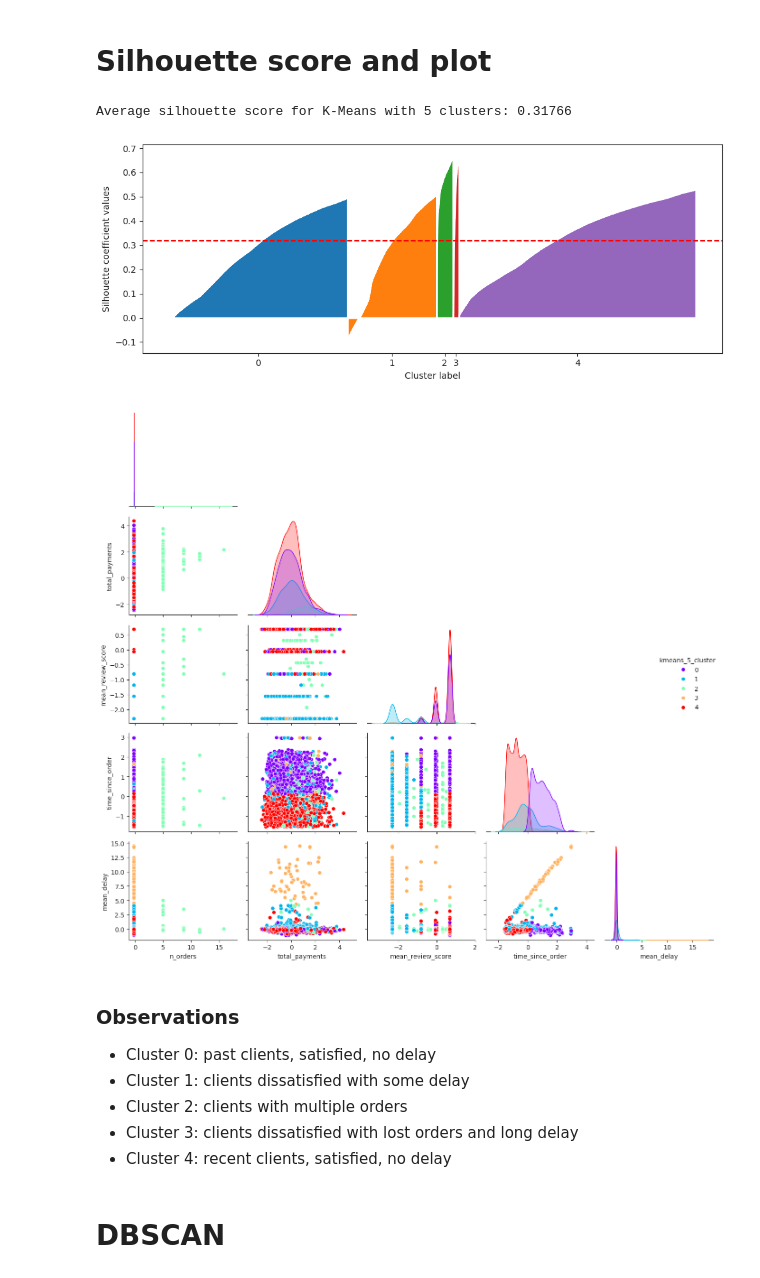
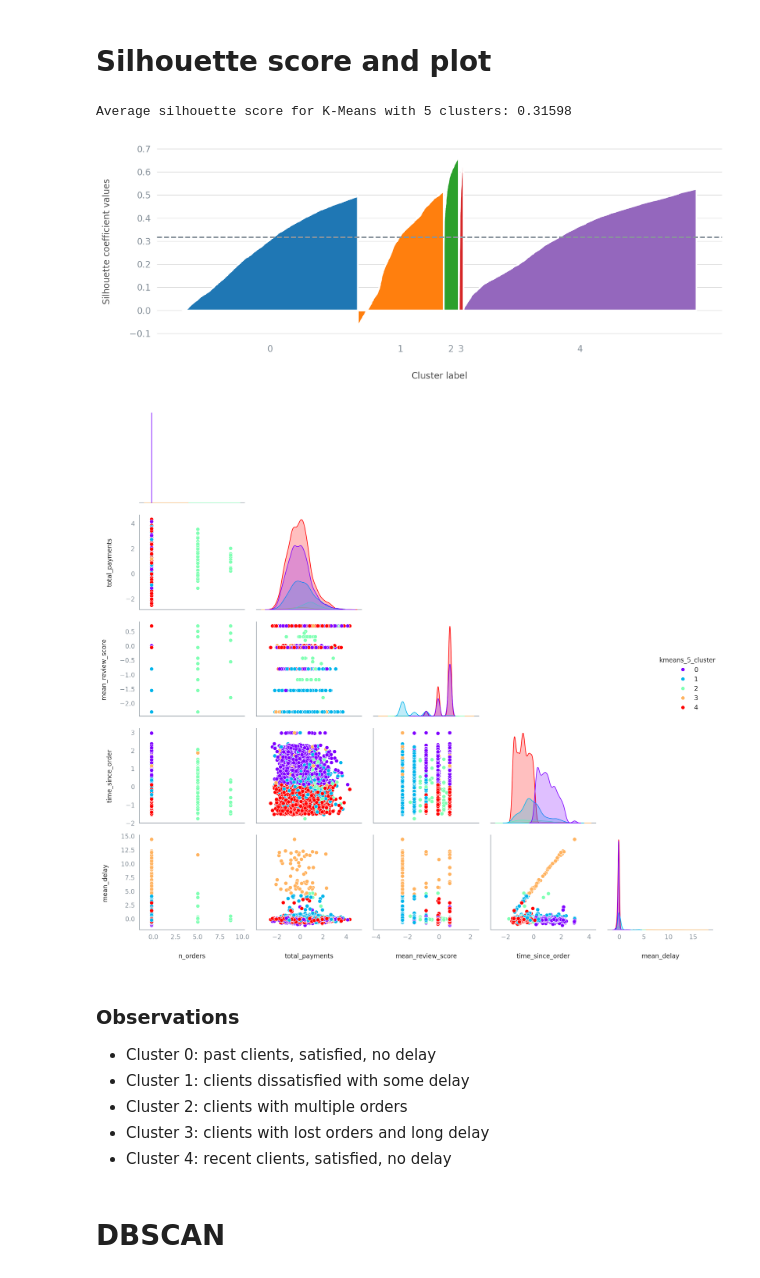
Before and after one commit to vicmcl/e-commerce, a Jupyter notebook: notebook_essais.ipynb, the cells around one changed output. Saved outputs shown, nothing was run; the diff lists cells and outputs as text; code cells hidden in the pictures.

```diff
--- a/notebook_essais.ipynb
+++ b/notebook_essais.ipynb
@@ -29,3 +26,28 @@ warnings.filterwarnings("ignore")
+# %%
+plt.rcdefaults()
+sns.set_style('whitegrid')
+plt.rcParams["figure.dpi"] = 200
+
+plt.rcParams['axes.spines.top'] = False
+plt.rcParams['axes.spines.right'] = False
+plt.rcParams['axes.spines.bottom'] = False
+plt.rcParams['axes.spines.left'] = False
+
+plt.rcParams['axes.labelpad'] = 20
+plt.rcParams['axes.labelcolor'] = '#4C4C4C'
+plt.rcParams['axes.titlepad'] = 20
+plt.rcParams['axes.titlecolor'] = '#4C4C4C'
+plt.rcParams['axes.titlepad'] = 20
+plt.rcParams['axes.titlesize'] = 20
+
+plt.rcParams['xtick.major.width'] = 1
+plt.rcParams['ytick.major.width'] = 1
+plt.rcParams['grid.linewidth'] = 0.5
+plt.rcParams['xtick.color'] = "#89939C"
+plt.rcParams['ytick.color'] = "#89939C"
+
+plt.rcParams['xtick.labelcolor'] = "#89939C"
+plt.rcParams['ytick.labelcolor'] = "#89939C"
 # %%
 # Load the dataset from the JSON file directly into a DataFrame
 drive_project_dir = drive_path / 'MyDrive'/ 'OCR' / '4_Olist'
@@ -64,17 +85,21 @@ plt.tight_layout()
 # The value of 5 clusters is chosen
 k = 5
 
+# Sample 10000 points from features
+subset_features = features.sample(n=10000, random_state=42)
+subset_labels = df[f'kmeans_{k}_cluster'].loc[subset_features.index]
+
 # Calculate the average silhouette score
 silhouette_avg = silhouette_score(
-    features,
-    df[f'kmeans_{k}_cluster']
+    subset_features,
+    subset_labels
 )
 print(
     f"Average silhouette score for K-Means with {k:} clusters:",
-    silhouette_avg:.5f
+    f"{silhouette_avg:.5f}"
 )
 # %% [output]
-Average silhouette score for K-Means with 5 clusters: 0.31766
+Average silhouette score for K-Means with 5 clusters: 0.31598
 # %%
 def silhouette_plot(clst, silhouette_vals, avg):
     """
@@ -105,7 +130,6 @@ def silhouette_plot(clst, silhouette_vals, avg):
 
         # Add the cluster labels
         x_tick_labels = range(clst.nunique())
-        #plt.text(-0.1, y_lower + 0.5 * size_cluster_i, "Cluster " + str(i))
         x_tick_positions.append(x_lower + size_cluster_i / 2)
         x_lower = x_upper
 
@@ -113,46 +137,56 @@ def silhouette_plot(clst, silhouette_vals, avg):
     plt.ylabel("Silhouette coefficient values")
 
     # Indicate the average silhouette score indicated with a dashed line
-    plt.axhline(y=avg, color="red", linestyle="--")
+    plt.axhline(y=avg, color="#89939C", linestyle="--")
     plt.xticks(x_tick_positions, x_tick_labels)
 
     plt.tight_layout()
 # %%
 # Get silhouette coefficient for every data point
 sample_silhouette_values = silhouette_samples(
-    features,
-    df[f'kmeans_{k}_cluster']
+    subset_features,
+    subset_labels
 )
 # %%
 # Silhouette plot
 fig = plt.figure(figsize=(10, 4))
 silhouette_plot(
-    df[f'kmeans_{k}_cluster'],
+    subset_labels,
     sample_silhouette_values,
     silhouette_avg
 )
+plt.grid(axis='x', visible=False)
 # %% [output]
-[figure, old version]
+[figure, new version]
 # %%
 # Create a pairplot to analyse every pair of features
 # and interpret the clusters, from 5000 sample points
+sns.set_style('white')
 cols = df.columns.tolist()[:len(features.columns)] + [f'kmeans_{k}_cluster']
-sns.pairplot(
+
+
+g = sns.pairplot(
     df[cols].sample(5000),
     hue=f'kmeans_{k}_cluster',
     palette='rainbow',
     corner=True
 )
 
+for ax in g.axes.flatten():
+    if ax is not None:
+        ax.spines['bottom'].set_color("#89939C")
+        ax.spines['left'].set_color("#89939C")
+
 plt.tight_layout()
+sns.set_style('whitegrid')
 # %% [output]
-[figure, old version]
+[figure, new version]
 # %% [markdown]
 ### Observations
 - Cluster 0: past clients, satisfied, no delay
 - Cluster 1: clients dissatisfied with some delay
 - Cluster 2: clients with multiple orders
-- Cluster 3: clients dissatisfied with lost orders and long delay
+- Cluster 3: clients with lost orders and long delay
 - Cluster 4: recent clients, satisfied, no delay
 # %% [markdown]
 # DBSCAN
```
Also changed, not shown: parts of 7 cells of this notebook.
